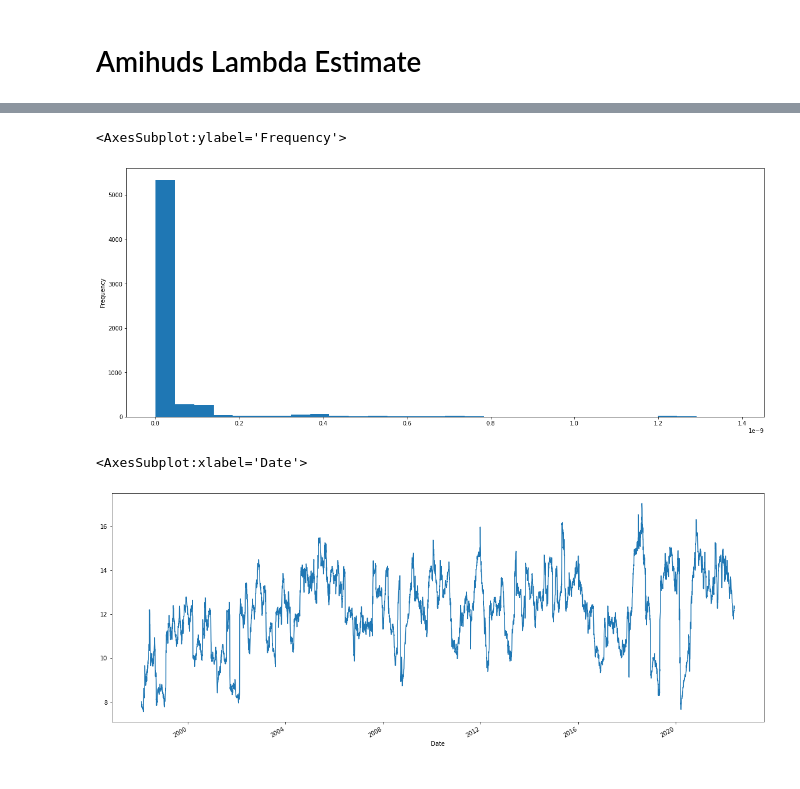
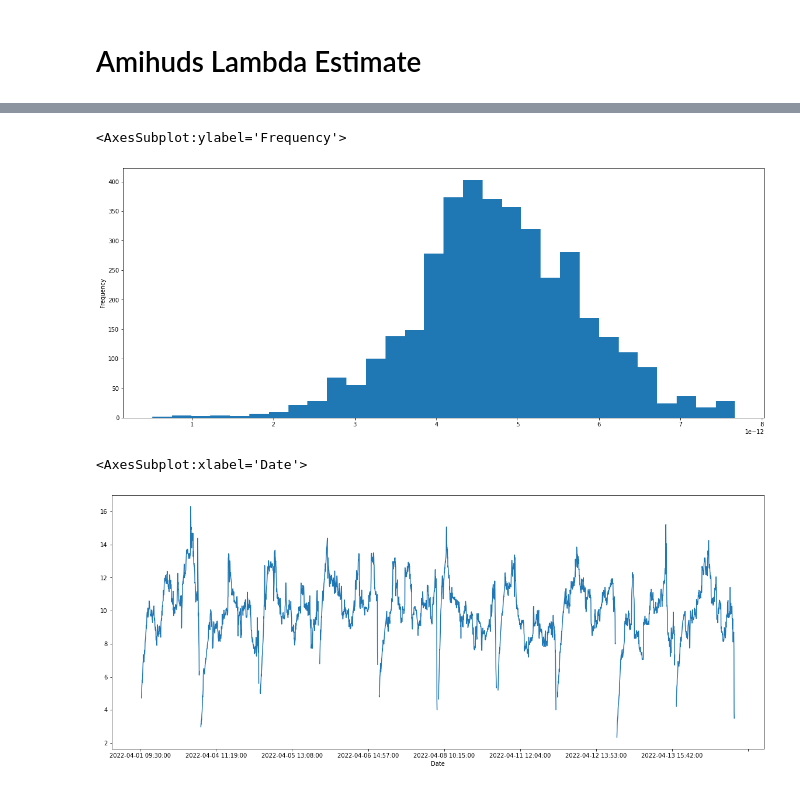
Before and after one commit to maxgao18/AFML, a Jupyter notebook: 19.7.ipynb, the cells around one changed output, grey strips where cells are left out. Cells and saved outputs as stored; diff of their text form; code cells hidden in the pictures.

```diff
--- a/19.7.ipynb
+++ b/19.7.ipynb
@@ -13,4 +14,5 @@ import microstructure
 # %%
 plt.rcParams["figure.figsize"] = (20, 8)
-data = d.fetch("data/future/daily", "ES.csv")
+data = d.fetch("data/stock/minute", "SPY.csv")
+data = u.during_market_hours(data)
 data["log_close"] = np.log(data["Close"])
@@ -31,9 +42,9 @@ data[["log_close", "log_amihuds"]].plot(secondary_y="log_amihuds")
 data["amihuds"].plot.hist(bins=30)
 # %% [output]
 <AxesSubplot:ylabel='Frequency'>
-[figure, old version]
+[figure, new version]
 # %%
-data["t_stat"].plot()
+u.index_as_string(data["t_stat"]).plot()
 # %% [output]
 <AxesSubplot:xlabel='Date'>
-[figure, old version]
+[figure, new version]
```
Also changed, not shown: parts of 4 cells of this notebook, 7 other files.
